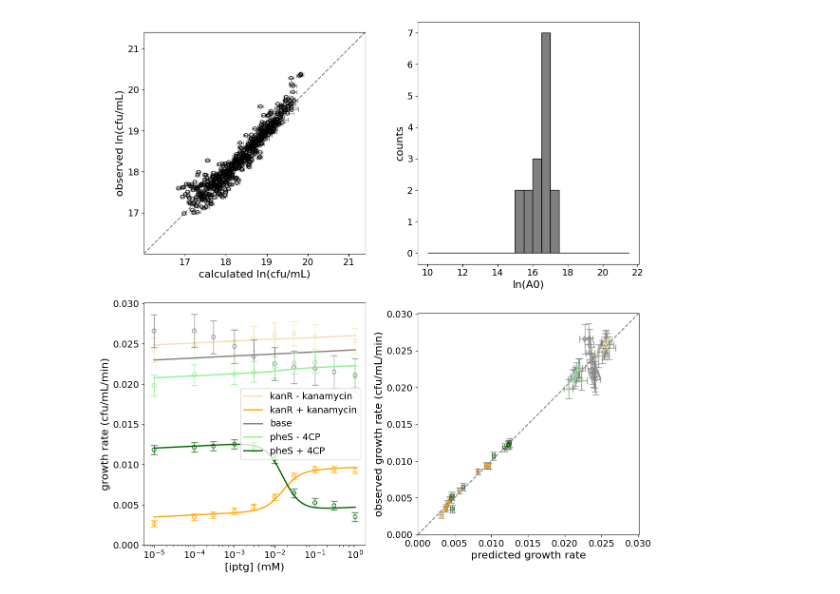
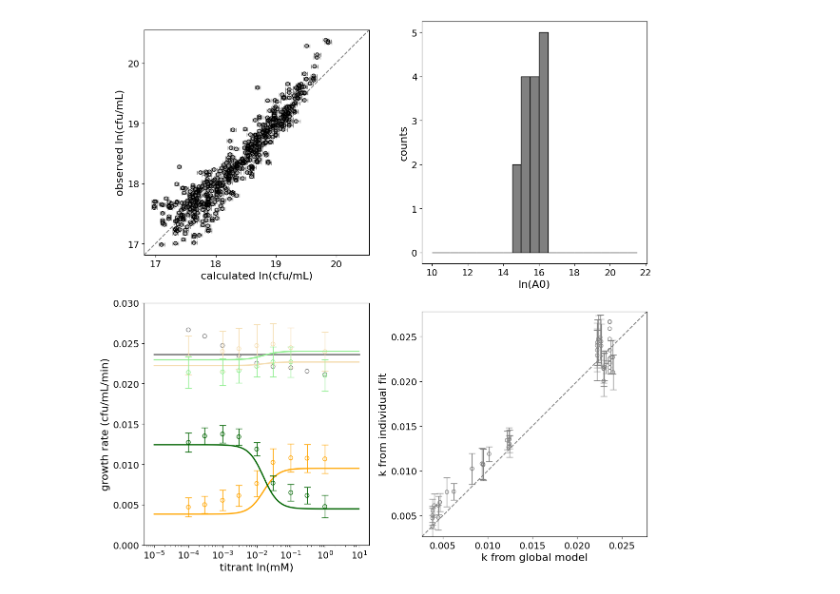
Before and after one commit to harmsm/tfscreen, a Jupyter notebook: notebooks/calibrate-growth.ipynb, the cells around one changed output. Drawn from its saved outputs; the diff is of its cells as text; code cells hidden in the pictures.

Commit message:
complete rebuild of calibration

```diff
--- a/notebooks/calibrate-growth.ipynb
+++ b/notebooks/calibrate-growth.ipynb
@@ -52,11 +22,16 @@ df
-# %%
-
-results = calibrate(calibration_expt_data=df,
-                    output_root="2025-08-27_calibration",
-                    K=0.015854,
-                    n=2,
-                    log_iptg_offset=1e-6,
-                    offset=0,
-                    plot_fit=True)
-# %% [output]
-[figure, removed]
+# %%
+
+df = tfscreen.util.read_dataframe("input/raw-compiled-experiments.xlsx")
+
+calibration_dict, pred_df, A0_df = tfscreen.calibration.calibrate(df,
+                                        "2025-09-16_calibration.json",
+                                        bg_order=0)
+plot_color_dict = {'background':"gray",
+                   'kanR-kan':"wheat",
+                   'kanR+kan':"orange",
+                   'pheS-4CP':"lightgreen",
+                   'pheS+4CP':"darkgreen"}
+
+fig, ax = tfscreen.calibration.plot.fit_summary(df,pred_df,A0_df,calibration_dict,plot_color_dict)
+# %% [output]
+[figure, added]
```
Also changed, not shown: parts of 3 cells of this notebook, 44 other files.
